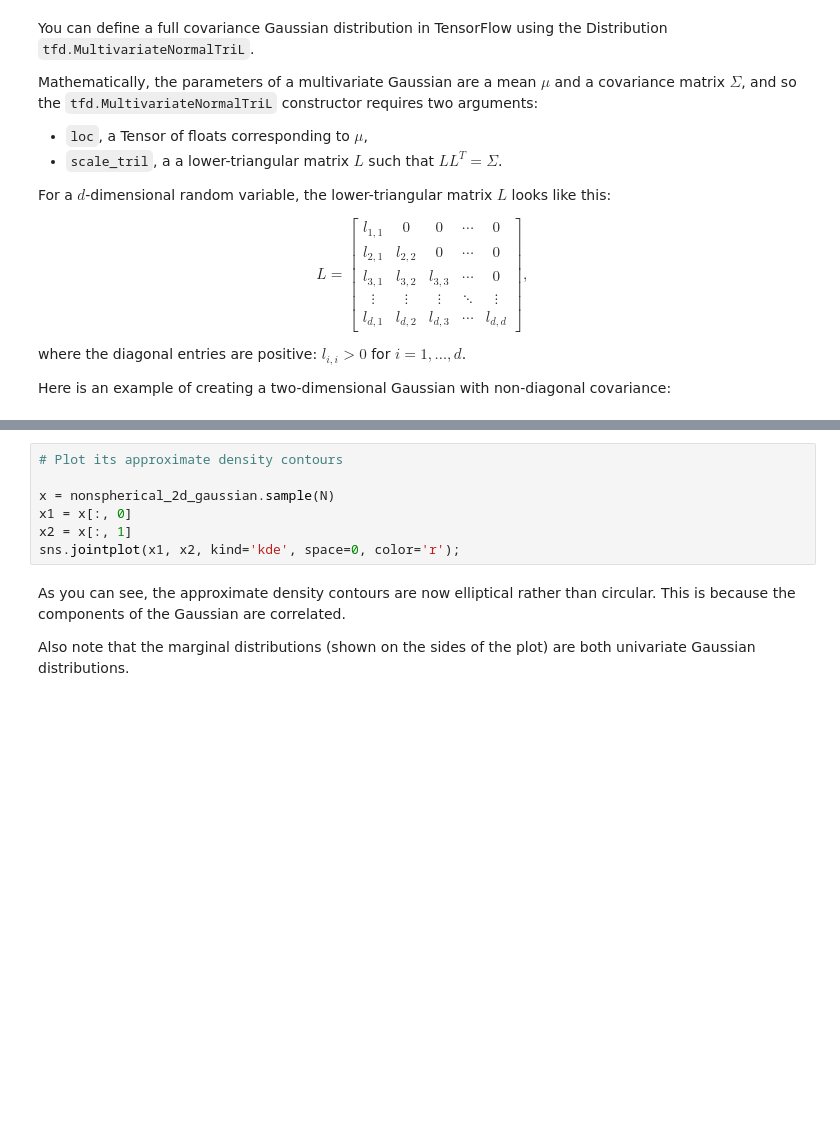
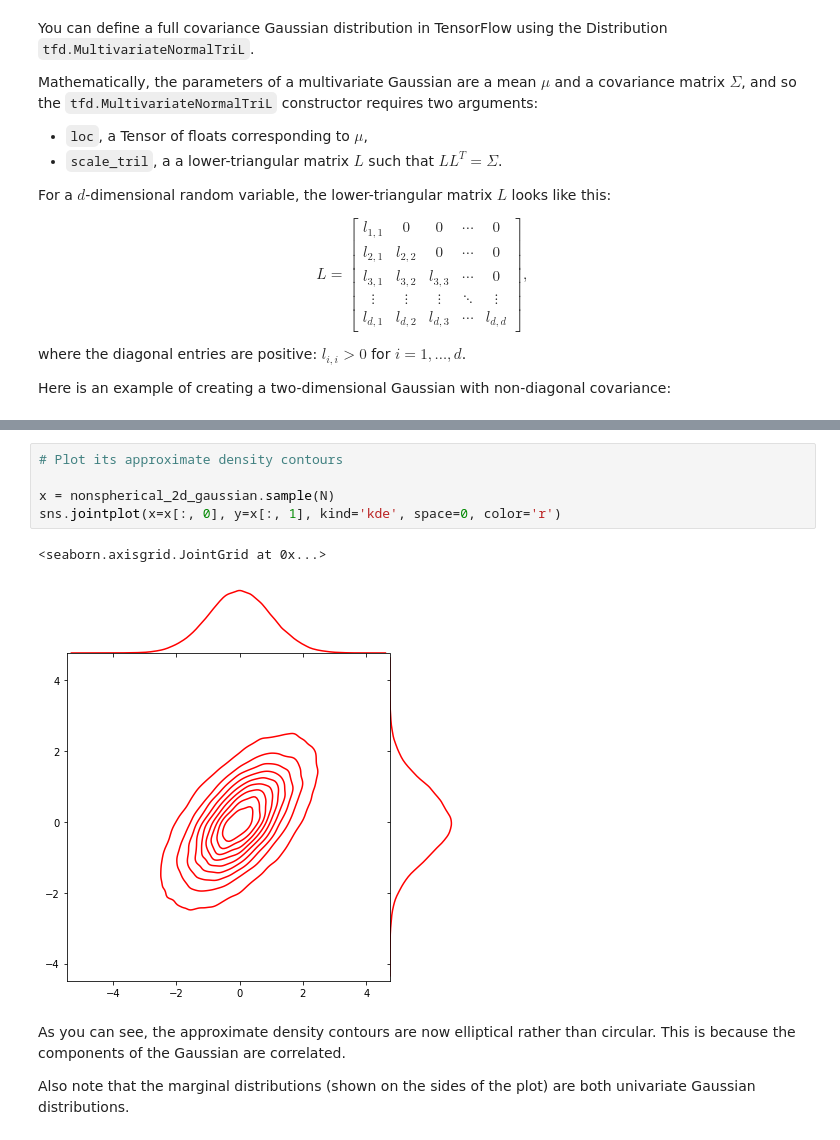
Before and after one commit to PlugInRichi/Aleph, a Jupyter notebook: TensorFlowProbability/Notes/Multivariate_Gaussian_with_full_covariance.ipynb, the cells around one changed output, grey strips where cells are left out. Cells and saved outputs as stored; diff of their text form; blank space fills up the shorter version.

```diff
--- a/TensorFlowProbability/Notes/Multivariate_Gaussian_with_full_covariance.ipynb
+++ b/TensorFlowProbability/Notes/Multivariate_Gaussian_with_full_covariance.ipynb
@@ -84,10 +98,11 @@ nonspherical_2d_gaussian.covariance()
 # %%
 # Plot its approximate density contours
 
 x = nonspherical_2d_gaussian.sample(N)
-x1 = x[:, 0]
-x2 = x[:, 1]
-sns.jointplot(x1, x2, kind='kde', space=0, color='r');
+sns.jointplot(x=x[:, 0], y=x[:, 1], kind='kde', space=0, color='r')
+# %% [output]
+<seaborn.axisgrid.JointGrid at 0x...>
+[figure, added]
 # %% [markdown]
 As you can see, the approximate density contours are now elliptical rather than circular. This is because the components of the Gaussian are correlated.
 
```
Also changed, not shown: parts of 13 cells of this notebook.
